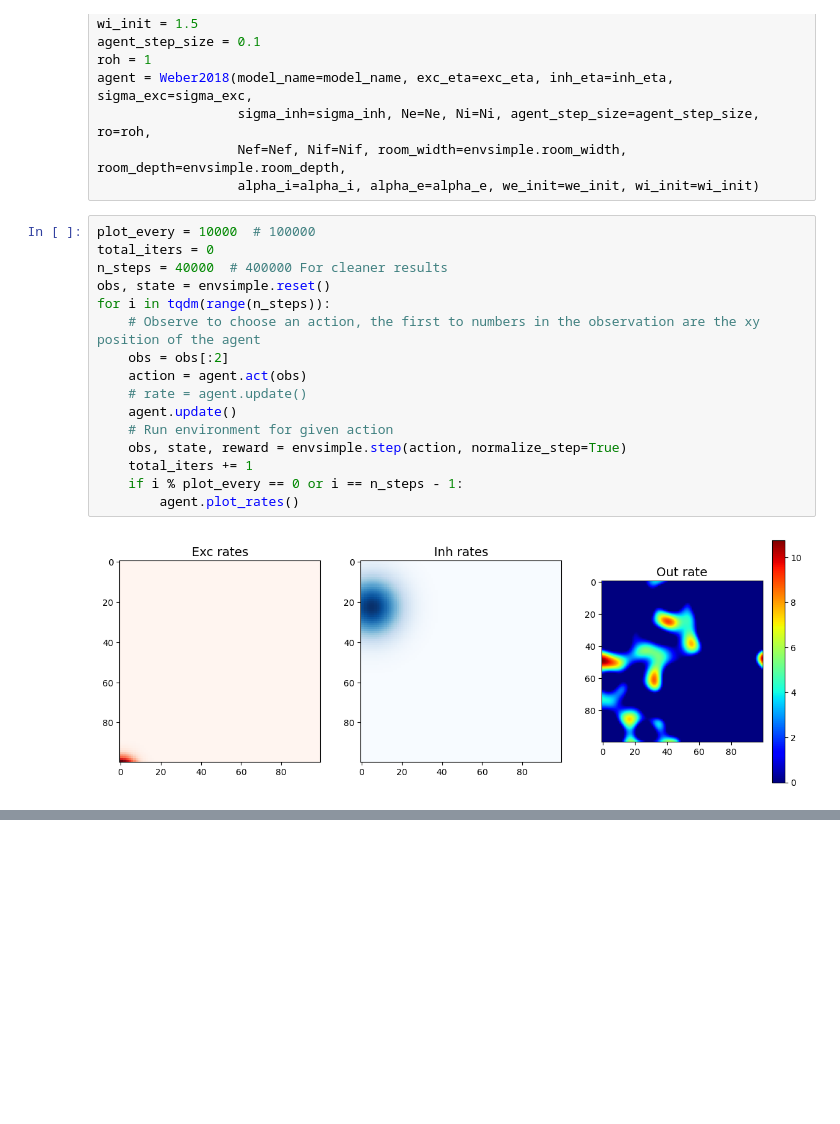
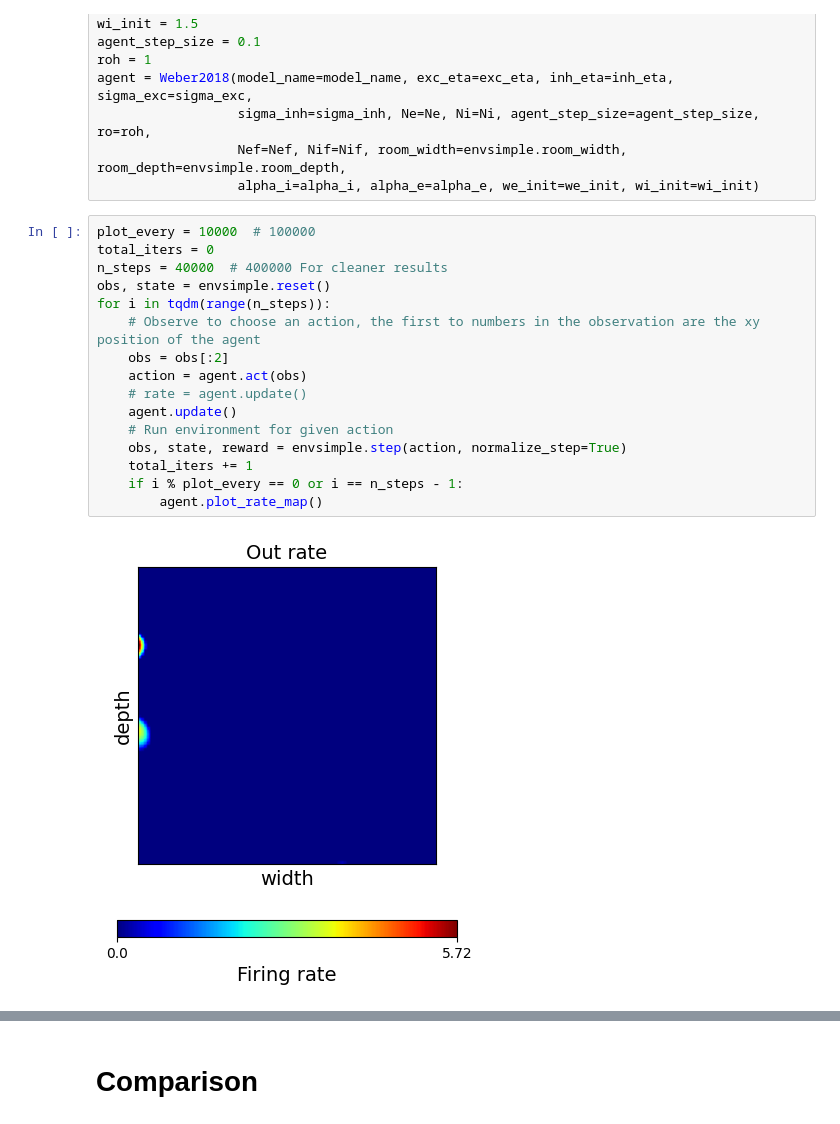
Before and after one commit to SainsburyWellcomeCentre/NeuralPlayground, a Jupyter notebook: examples/colab_example.ipynb, the cells around one changed output, grey strips where cells are left out. Cells and saved outputs as stored; diff of their text form; blank space fills up the shorter version.

```diff
--- a/examples/colab_example.ipynb
+++ b/examples/colab_example.ipynb
@@ -155,18 +181,18 @@ agent = Weber2018(model_name=model_name, exc_eta=exc_eta, inh_eta=inh_eta, sigma
 # %%
 plot_every = 10000  # 100000
 total_iters = 0
 n_steps = 40000  # 400000 For cleaner results
 obs, state = envsimple.reset()
 for i in tqdm(range(n_steps)):
     # Observe to choose an action, the first to numbers in the observation are the xy position of the agent
     obs = obs[:2]
     action = agent.act(obs)
     # rate = agent.update()
     agent.update()
     # Run environment for given action
     obs, state, reward = envsimple.step(action, normalize_step=True)
     total_iters += 1
     if i % plot_every == 0 or i == n_steps - 1:
-        agent.plot_rates()
+        agent.plot_rate_map()
 # %% [output]
-[figure, old version]
+[figure, new version]
@@ -175,0 +203,2 @@ for i in tqdm(range(n_steps)):
+# %% [markdown]
+# Comparison
```
Also changed, not shown: parts of 9 cells of this notebook, 2 other files.
